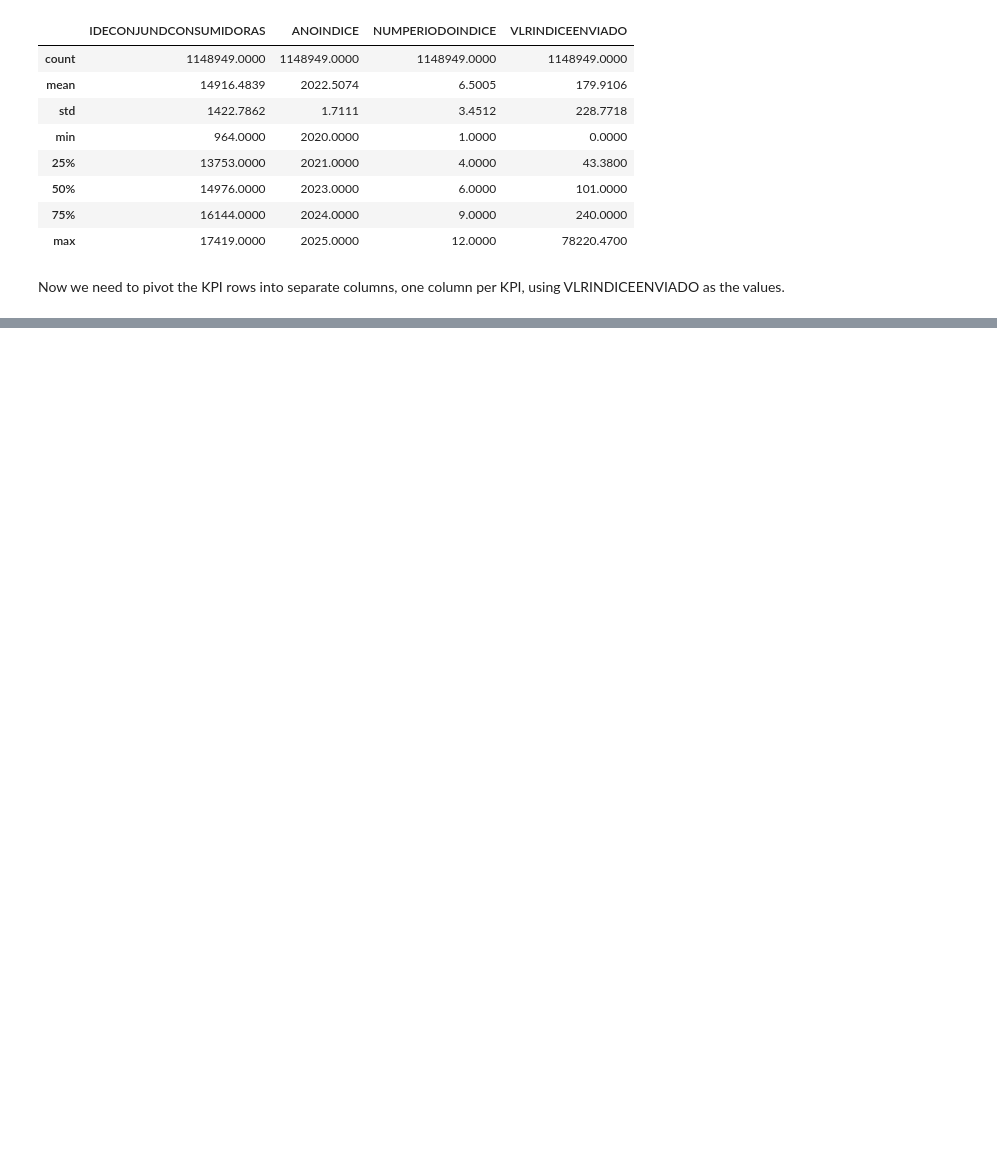
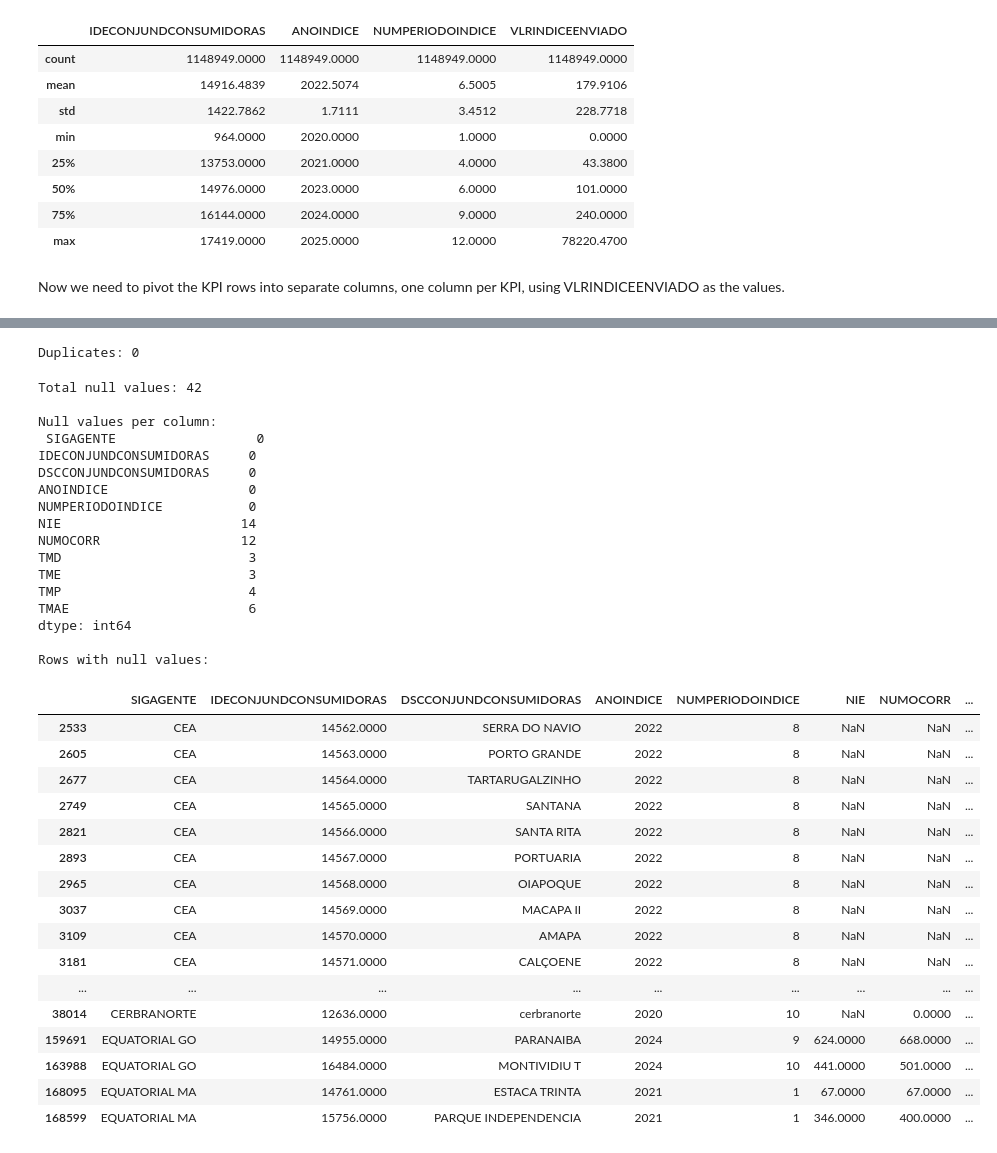
Before and after one commit to isabellacalfa/tmae-analysis, a Jupyter notebook: notebook-analysis.ipynb, the cells around one changed output, grey strips where cells are left out. Cells and saved outputs as stored; diff of their text form; code cells hidden in the pictures; blank space fills up the shorter version.

```diff
--- a/notebook-analysis.ipynb
+++ b/notebook-analysis.ipynb
@@ -278,3 +281,31 @@ memory usage: 70.1+ MB
 | max | 17419.0000 | 2025.0000 | 12.0000 | 78220.4700 |
 # %% [markdown]
 Now we need to pivot the KPI rows into separate columns, one column per KPI, using VLRINDICEENVIADO as the values.
+# %%
+# Indexes columns for pivot:
+idx_cols = [
+    'SIGAGENTE',
+    'IDECONJUNDCONSUMIDORAS',
+    'DSCCONJUNDCONSUMIDORAS',
+    'ANOINDICE',
+    'NUMPERIODOINDICE',
+]
+
+# Pivot table:
+newDf = (
+    dfMod.pivot_table(
+        index=idx_cols,
+        columns='SIGINDICADOR',
+        values='VLRINDICEENVIADO'
+    )
+    .reset_index()
+)
+
+# Padronize column names:
+newDf.columns.name = None
+newDf.columns = newDf.columns.str.upper()
+
+# Create a column with TMAE:
+newDf['TMAE'] = newDf['TMP'] + newDf['TMD'] + newDf['TME']
+
+newDf.head()
@@ -280,0 +351,46 @@ Now we need to pivot the KPI rows into separate columns, one column per KPI, usi
+# %%
+# Checking duplicates:
+print('Duplicates:', newDf.duplicated().sum())
+# %% [output]
+Duplicates: 0
+# %%
+# Checking null:
+print('Total null values:', newDf.isnull().sum().sum())
+print('\nNull values per column:\n', newDf.isnull().sum())
+print('\nRows with null values:')
+newDf[newDf.isnull().any(axis=1)]
+# %% [output]
+Total null values: 42
+
+Null values per column:
+ SIGAGENTE                  0
+IDECONJUNDCONSUMIDORAS     0
+DSCCONJUNDCONSUMIDORAS     0
+ANOINDICE                  0
+NUMPERIODOINDICE           0
+NIE                       14
+NUMOCORR                  12
+TMD                        3
+TME                        3
+TMP                        4
+TMAE                       6
+dtype: int64
+
+Rows with null values:
+|  | SIGAGENTE | IDECONJUNDCONSUMIDORAS | DSCCONJUNDCONSUMIDORAS | ANOINDICE | NUMPERIODOINDICE | NIE | NUMOCORR | ... |
+| 2533 | CEA | 14562.0000 | SERRA DO NAVIO | 2022 | 8 | NaN | NaN | ... |
+| 2605 | CEA | 14563.0000 | PORTO GRANDE | 2022 | 8 | NaN | NaN | ... |
+| 2677 | CEA | 14564.0000 | TARTARUGALZINHO | 2022 | 8 | NaN | NaN | ... |
+| 2749 | CEA | 14565.0000 | SANTANA | 2022 | 8 | NaN | NaN | ... |
+| 2821 | CEA | 14566.0000 | SANTA RITA | 2022 | 8 | NaN | NaN | ... |
+| 2893 | CEA | 14567.0000 | PORTUARIA | 2022 | 8 | NaN | NaN | ... |
+| 2965 | CEA | 14568.0000 | OIAPOQUE | 2022 | 8 | NaN | NaN | ... |
+| 3037 | CEA | 14569.0000 | MACAPA II | 2022 | 8 | NaN | NaN | ... |
+| 3109 | CEA | 14570.0000 | AMAPA | 2022 | 8 | NaN | NaN | ... |
+| 3181 | CEA | 14571.0000 | CALÇOENE | 2022 | 8 | NaN | NaN | ... |
+| ... | ... | ... | ... | ... | ... | ... | ... | ... |
+| 38014 | CERBRANORTE | 12636.0000 | cerbranorte | 2020 | 10 | NaN | 0.0000 | ... |
+| 159691 | EQUATORIAL GO | 14955.0000 | PARANAIBA | 2024 | 9 | 624.0000 | 668.0000 | ... |
+| 163988 | EQUATORIAL GO | 16484.0000 | MONTIVIDIU T | 2024 | 10 | 441.0000 | 501.0000 | ... |
+| 168095 | EQUATORIAL MA | 14761.0000 | ESTACA TRINTA | 2021 | 1 | 67.0000 | 67.0000 | ... |
+| 168599 | EQUATORIAL MA | 15756.0000 | PARQUE INDEPENDENCIA | 2021 | 1 | 346.0000 | 400.0000 | ... |
```
Also changed, not shown: parts of 15 cells of this notebook.
